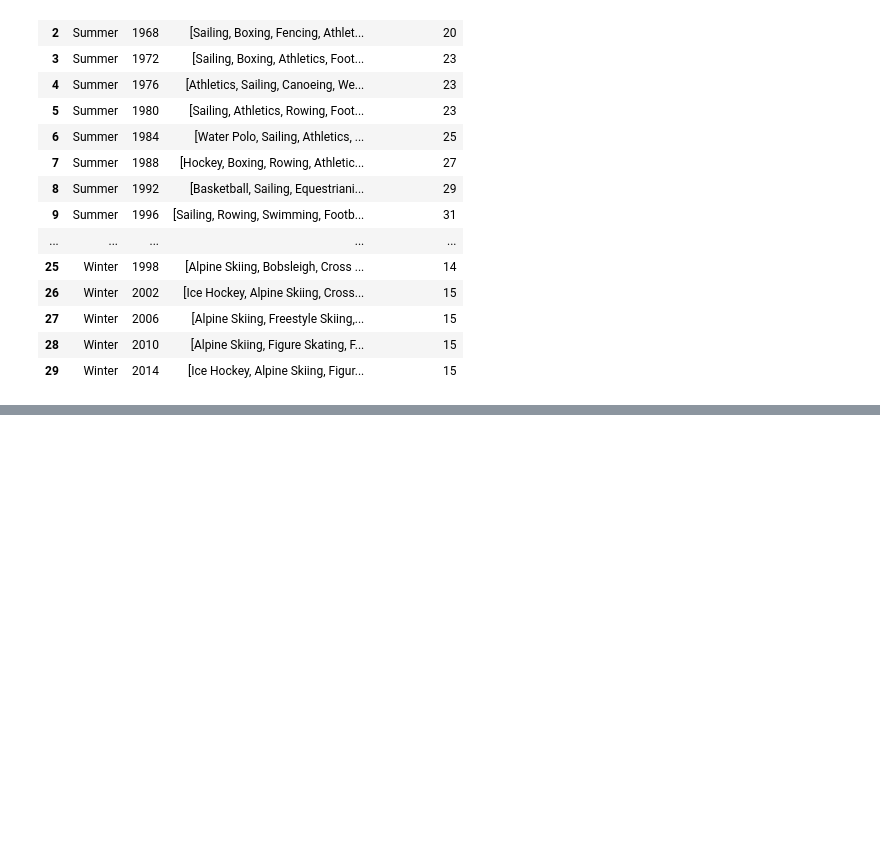
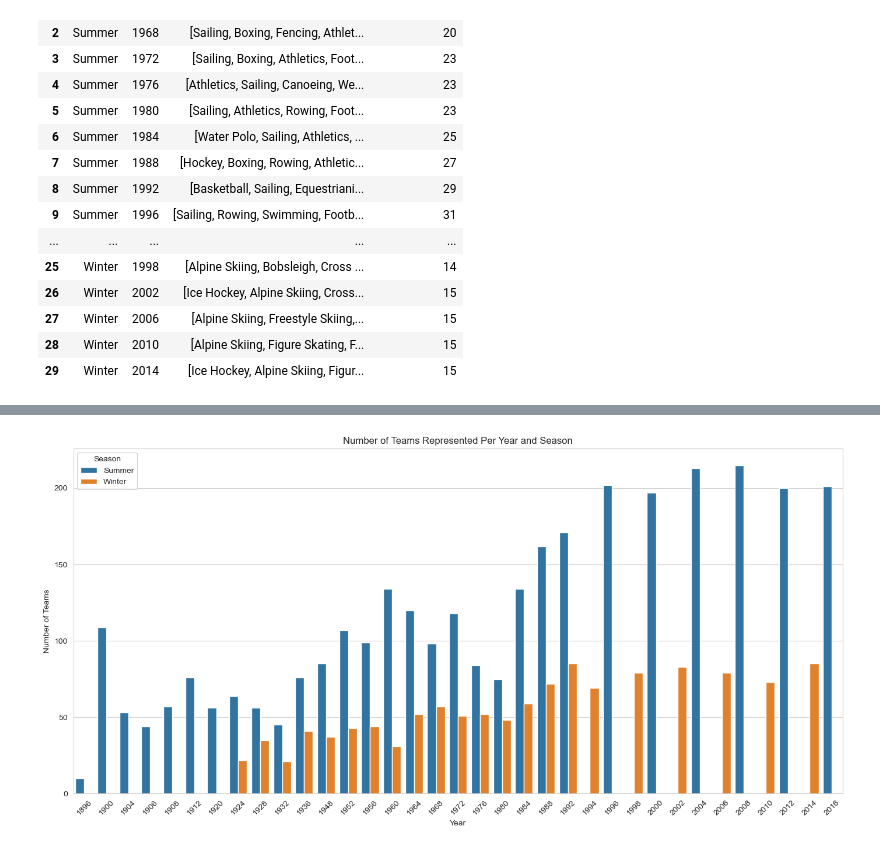
Before and after one commit to com-480-data-visualization/project-2024-okay-guys, a Jupyter notebook: EDA.ipynb, the cells around one changed output, grey strips where cells are left out. Cells and saved outputs as stored; diff of their text form; code cells hidden in the pictures; blank space fills up the shorter version.

```diff
--- a/EDA.ipynb
+++ b/EDA.ipynb
@@ -452,0 +418,14 @@ plt.show()
+# %%
+# 1) Calculate the number of teams represented per year and season
+teams_per_year_season = olympics_data.groupby(['Year', 'Season'])['Team'].nunique().reset_index()
+teams_per_year_season.rename(columns={'Team': 'Number of Teams'}, inplace=True)
+
+# Plotting the number of teams per year and season
+plt.figure(figsize=(14, 7))
+sns.barplot(x='Year', y='Number of Teams', hue='Season', data=teams_per_year_season)
+plt.title('Number of Teams Represented Per Year and Season')
+plt.xticks(rotation=45)
+plt.tight_layout()
+plt.show()
+# %% [output]
+[figure, added]
```
Also changed, not shown: parts of 25 cells of this notebook.
